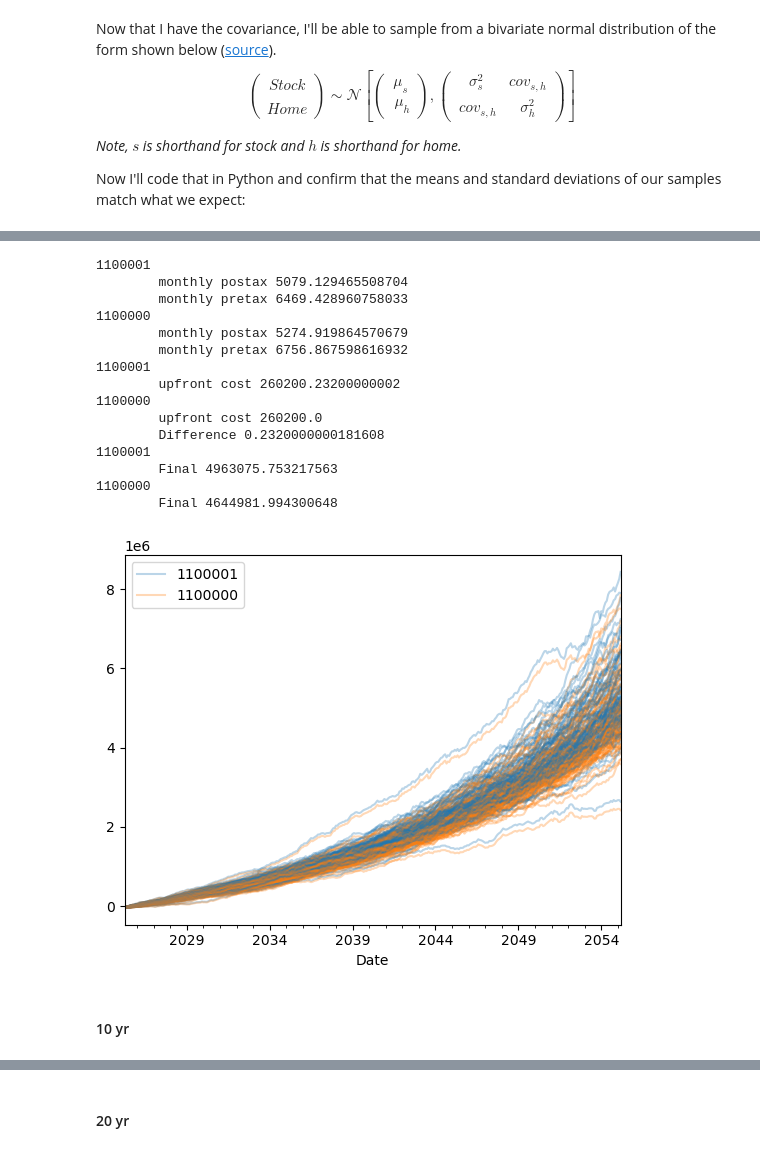
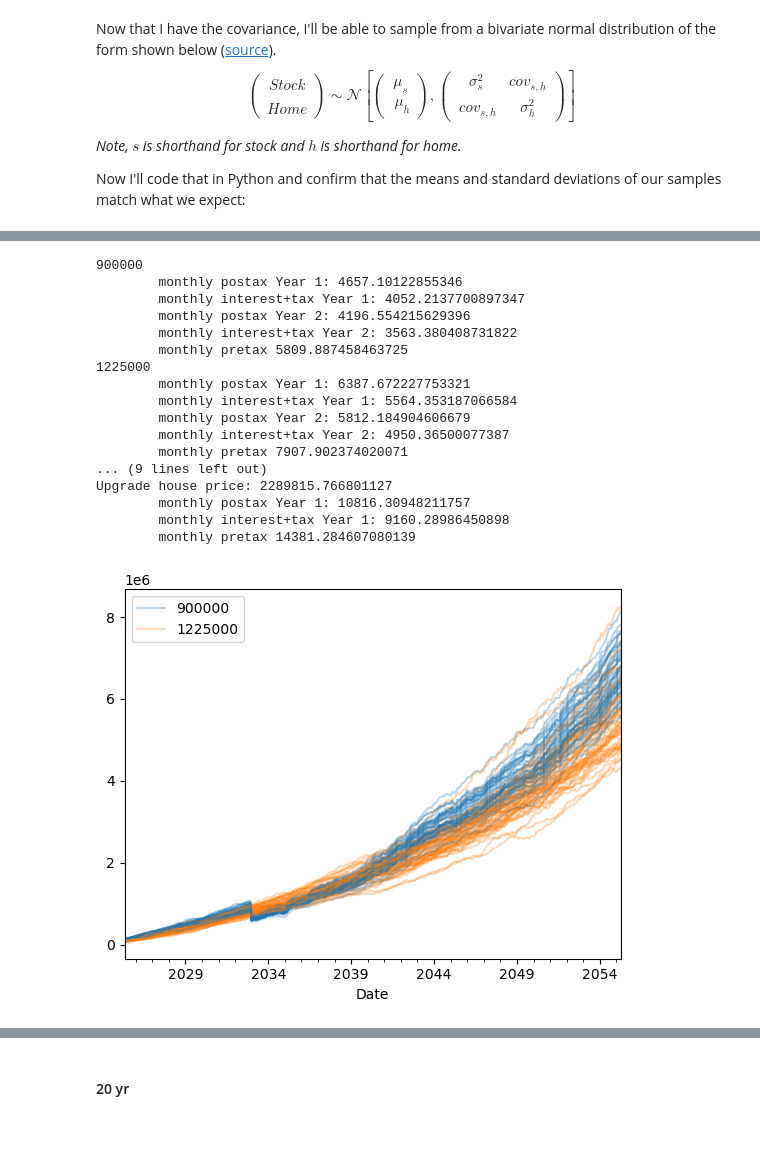
Before and after one commit to peter-amerkhanian/peter-amerkhanian.github.io, a Jupyter notebook: in-progress/reno_model/index.ipynb, the cells around one changed output, grey strips where cells are left out. Drawn from its saved outputs; the diff is of its cells as text; code cells hidden in the pictures.

```diff
--- a/in-progress/reno_model/index.ipynb
+++ b/in-progress/reno_model/index.ipynb
@@ -61,6 +61,7 @@ def simulate_returns(mu_stock=.1081,
                      mu_home=.0572,
                      sigma_home=.1042,
                      condo_cost = .02,
+                     years = 30,
                      seed=None):
     cov = 0.5 * sigma_stock * sigma_home
     cov_matrix = np.array([[sigma_stock**2, cov],
@@ -69,9 +70,14 @@ def simulate_returns(mu_stock=.1081,
                             .default_rng(seed)
                             .multivariate_normal([mu_stock, mu_home],
                                                 cov_matrix,
-                                                360),
+                                                years * 12),
                             columns=["Stock_Appreciation", "Home_Appreciation"])
-    returns_df['Stock_Appreciation'] = returns_df['Stock_Appreciation'] * .7
+    returns_df['Stock_Appreciation'] = returns_df['Stock_Appreciation'] * .6
     returns_df['Condo_Appreciation'] = returns_df['Home_Appreciation'] - condo_cost + np.random.normal(0, .005, len(returns_df))
     returns_df = (returns_df / 12)
+    returns_df.index = pd.date_range(
+        start=datetime.today().date(),
+        periods=12*years,
+        freq='MS',
+        name="Date")
     return returns_df
@@ -94,7 +84,7 @@ simulate_returns()
 # %%
 fig, ax = plt.subplots()
 for i in range(100):
-    returns_df = simulate_returns()
+    returns_df = simulate_returns(years = 100)
     cum_returns = returns_df.add(1).cumprod()
     cum_returns['Home_Appreciation'].plot(alpha=.2, ax=ax, legend=False, color="tab:orange")
     cum_returns['Condo_Appreciation'].plot(alpha=.2, ax=ax, legend=False, color="tab:red")
@@ -122,5 +159,3 @@ def apply_compounding(growth, start, deposits):
-# %%
-returns_df = simulate_returns()
 # %%
 def owner_table(interest_rate=0.065,
                 renovation=0,
@@ -267,57 +380,74 @@ fig, ax = plt.subplots()
 profits = {}
 yr_10 = {}
 yr_20 = {}
-ir = 0.065
-
-for i in range(100):
+yr = {}
+ir = 0.06875
+for i in range(50):
     returns_df = simulate_returns()
     # No Reno
-    scenario_1 = {'cost': 1100001, 'renovation': 5000, 'returns_df': returns_df, 'pct_down': .2, 'interest_rate':.061}
+    scenario_1 = {'cost': 900000, 'renovation': 5000,
+                  'returns_df': returns_df, 'pct_down': .2, 'interest_rate':ir,
+                  'upgrade_cost_today':1500000,
+                  'upgrade': '2033-01-01'}
     # Reno
-    scenario_2 = {'cost': 1100000, 'renovation': 5000, 'returns_df': returns_df, 'pct_down': .2, 'interest_rate':.066}
+    scenario_2 = {'cost': 1225000, 'renovation': 5000,
+                  'returns_df': returns_df, 'pct_down': .2, 'interest_rate':ir}
     if i == 0:
         both = compare(scenario_1, scenario_2, returns_df, verbose=True)
+        series_1 = owner_table(verbose=True, **scenario_1)
+        series_2 = owner_table(verbose=True, **scenario_2)
         profits[str(scenario_1['cost'])] = []
         profits[str(scenario_2['cost'])] = []
         profits[str(scenario_1['cost'])].append(both[0]['Profit'].iloc[-1])
         profits[str(scenario_2['cost'])].append(both[1]['Profit'].iloc[-1])
+        yr[str(scenario_1['cost'])] = []
+        yr[str(scenario_2['cost'])] = []
+        yr[str(scenario_1['cost'])].append(both[0]['Profit'])
+        yr[str(scenario_2['cost'])].append(both[1]['Profit'])
         yr_10[str(scenario_1['cost'])] = []
         yr_10[str(scenario_2['cost'])] = []
         yr_10[str(scenario_1['cost'])].append(both[0]['Profit'].iloc[10*12])
         yr_10[str(scenario_2['cost'])].append(both[1]['Profit'].iloc[10*12])
         yr_20[str(scenario_1['cost'])] = []
         yr_20[str(scenario_2['cost'])] = []
         yr_20[str(scenario_1['cost'])].append(both[0]['Profit'].iloc[20*12])
         yr_20[str(scenario_2['cost'])].append(both[1]['Profit'].iloc[20*12])
         both[0]['Profit'].plot(ax=ax, label=str(scenario_1['cost']), color="tab:blue", alpha=.3)
         both[1]['Profit'].plot(ax=ax, label=str(scenario_2['cost']), color="tab:orange", alpha=.3)
     else:
        both = compare(scenario_1, scenario_2, returns_df)
        profits[str(scenario_1['cost'])].append(both[0]['Profit'].iloc[-1])
        profits[str(scenario_2['cost'])].append(both[1]['Profit'].iloc[-1])
+       yr[str(scenario_1['cost'])].append(both[0]['Profit'])
+       yr[str(scenario_2['cost'])].append(both[1]['Profit'])
        yr_10[str(scenario_1['cost'])].append(both[0]['Profit'].iloc[10*12])
        yr_10[str(scenario_2['cost'])].append(both[1]['Profit'].iloc[10*12])
        yr_20[str(scenario_1['cost'])].append(both[0]['Profit'].iloc[20*12])
        yr_20[str(scenario_2['cost'])].append(both[1]['Profit'].iloc[20*12])
        both[0]['Profit'].plot(ax=ax, label="_k", color="tab:blue", legend=False, alpha=.3)
        both[1]['Profit'].plot(ax=ax, label="_l", color="tab:orange", legend=False, alpha=.3)
+outcomes_df = pd.concat([
+    pd.concat(yr[str(scenario_1['cost'])], axis=1).T.assign(variable=str(scenario_1['cost'])),
+    pd.concat(yr[str(scenario_2['cost'])], axis=1).T.assign(variable=str(scenario_2['cost']))
+])
+outcomes_df.columns = both[0].index.astype(str).tolist() + outcomes_df.columns[len(both[0]):].tolist()
 ax.legend();
 # %% [output]
-1100001
-        monthly postax 5079.129465508704
-        monthly pretax 6469.428960758033
-1100000
-        monthly postax 5274.919864570679
-        monthly pretax 6756.867598616932
-1100001
-        upfront cost 260200.23200000002
-1100000
-        upfront cost 260200.0
-        Difference 0.2320000000181608
-1100001
-        Final 4963075.753217563
-1100000
-        Final 4644981.994300648
+900000
+        monthly postax Year 1: 4657.10122855346
+        monthly interest+tax Year 1: 4052.2137700897347
+        monthly postax Year 2: 4196.554215629396
+        monthly interest+tax Year 2: 3563.380408731822
+        monthly pretax 5809.887458463725
+1225000
+        monthly postax Year 1: 6387.672227753321
+        monthly interest+tax Year 1: 5564.353187066584
+        monthly postax Year 2: 5812.184904606679
+        monthly interest+tax Year 2: 4950.36500077387
+        monthly pretax 7907.902374020071
+... (9 lines left out)
+Upgrade house price: 2289815.766801127
+        monthly postax Year 1: 10816.30948211757
+        monthly interest+tax Year 1: 9160.28986450898
+        monthly pretax 14381.284607080139
-[figure, old version]
+[figure, new version]
-# %% [markdown]
-#### 10 yr
```
Also changed, not shown: parts of 20 cells of this notebook, 1 other file.
